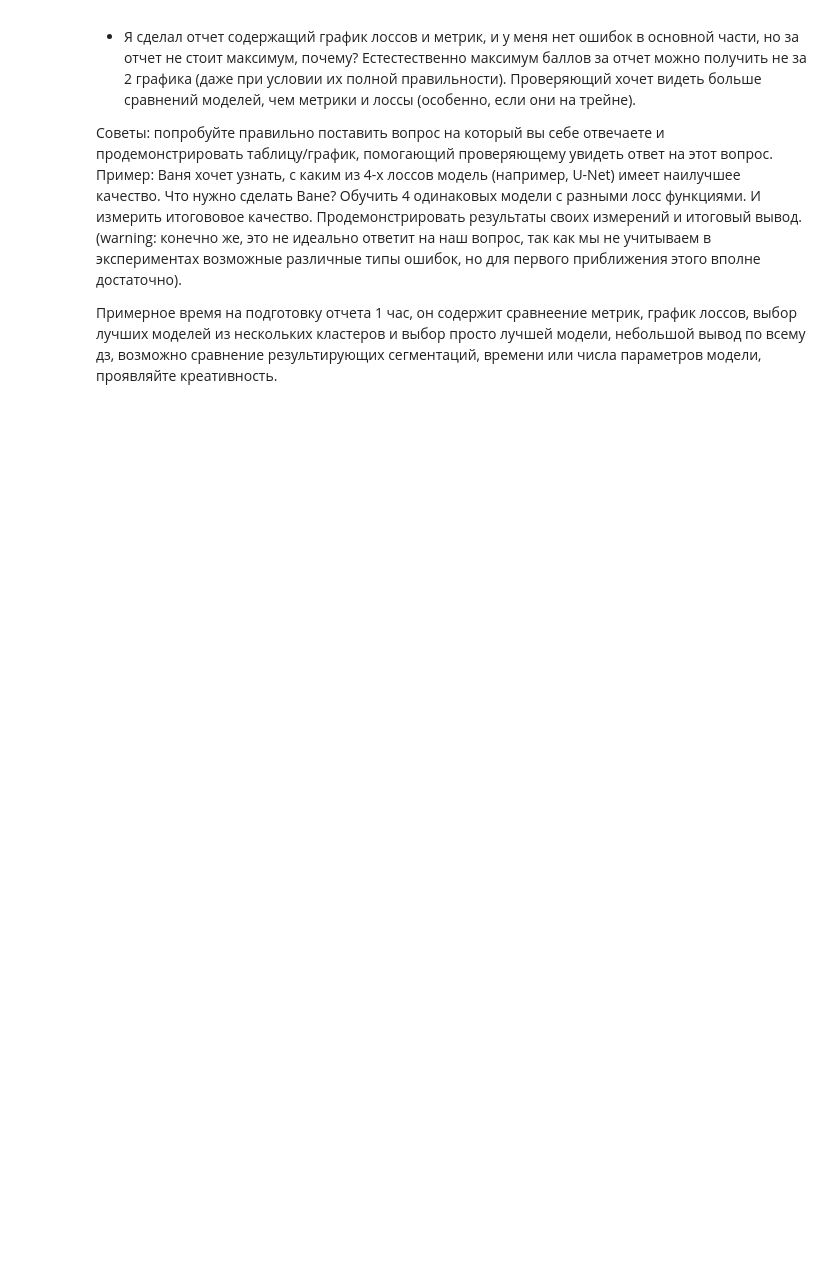
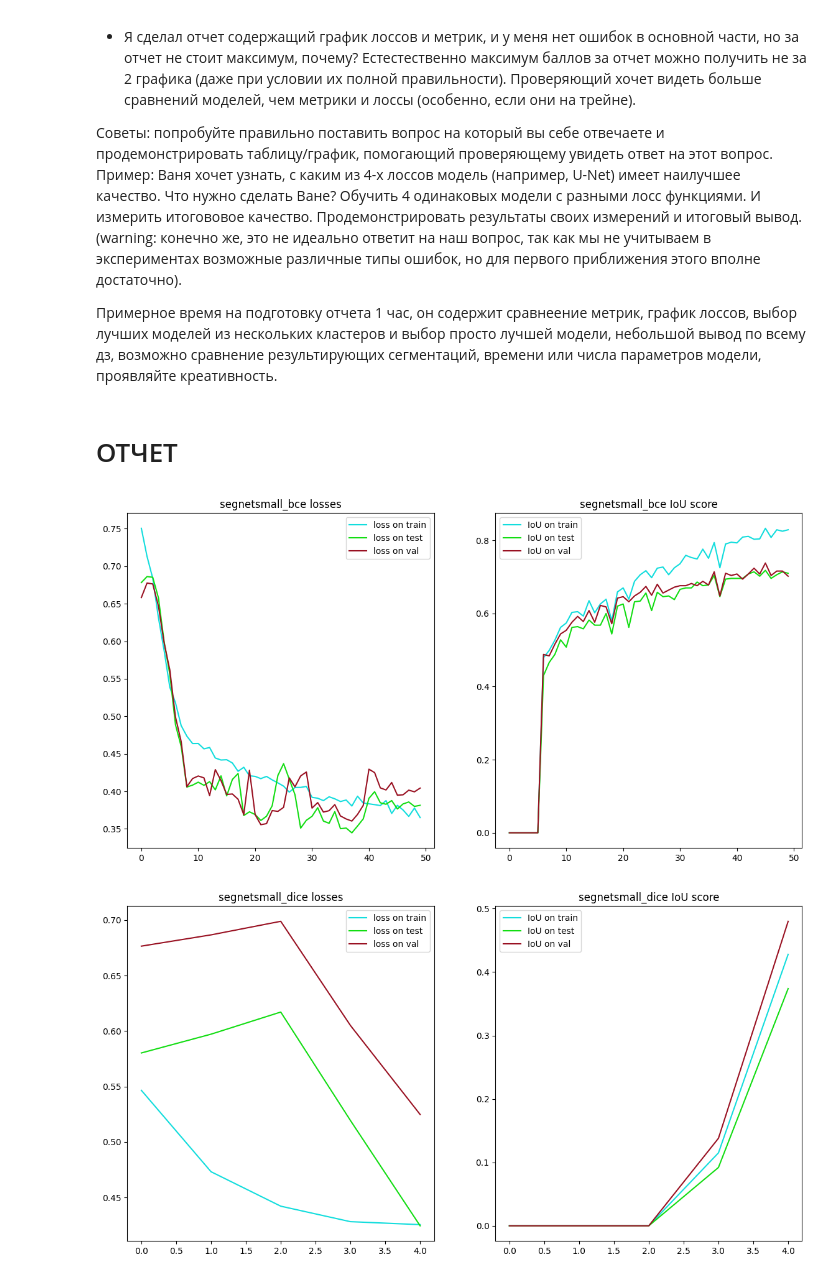
Before and after one commit to lunaplush/hope, a Jupyter notebook: segmentation/[hw]semantic_segmentation_send_Alexandra.ipynb, the cells around one changed output. Drawn from its saved outputs; the diff is of its cells as text; code cells hidden in the pictures; blank space fills up the shorter version.

```diff
--- a/segmentation/[hw]semantic_segmentation_send_Alexandra.ipynb
+++ b/segmentation/[hw]semantic_segmentation_send_Alexandra.ipynb
@@ -564,3 +843,31 @@ train(unet2_model, optim.Adam(unet2_model.parameters()), bce_loss, 5, data_tr, d
 Советы: попробуйте правильно поставить вопрос на который вы себе отвечаете и продемонстрировать таблицу/график, помогающий проверяющему увидеть ответ на этот вопрос. Пример: Ваня хочет узнать, с каким из 4-х лоссов модель (например, U-Net) имеет наилучшее качество. Что нужно сделать Ване? Обучить 4 одинаковых модели с разными лосс функциями. И измерить итогововое качество. Продемонстрировать результаты своих измерений и итоговый вывод. (warning: конечно же, это не идеально ответит на наш вопрос, так как мы не учитываем в экспериментах возможные различные типы ошибок, но для первого приближения этого вполне достаточно).
 
 Примерное время на подготовку отчета 1 час, он содержит сравнеение метрик, график лоссов, выбор лучших моделей из нескольких кластеров и выбор просто лучшей модели, небольшой вывод по всему дз, возможно сравнение результирующих сегментаций, времени или числа параметров модели, проявляйте креативность.
+# %% [markdown]
+# ОТЧЕТ
+# %%
+import pandas as pd
+models_names=["segnetsmall_bce", "segnetsmall_dice"]
+df_ls = pd.read_csv(models_names[0]+".csv")
+# %%
+def plot_compare_losses(model_name, df):
+
+    fig, ax = plt.subplots(1,2, figsize=(14,7))
+    ax[0].set_title(model_name + " losses")
+    ax[0].plot(df["loss_train"], label ="loss on train", c="#12DDDD")
+    ax[0].plot(df["loss_test"], label = "loss on test", c="#12DD12")
+    ax[0].plot(df["loss_val"], label = "loss on val", c="#991122")
+    ax[0].legend()
+
+    ax[1].set_title(model_name + " IoU score")
+    ax[1].plot(df["score_train"], label ="IoU on train", c="#12DDDD")
+    ax[1].plot(df["score_test"], label = "IoU on test", c="#12DD12")
+    ax[1].plot(df["score_val"], label = "IoU on val", c="#991122")
+    ax[1].legend()
+    plt.show()
+# %%
+for model_name in models_names:
+    plot_compare_losses(model_name, pd.read_csv(model_name+".csv"))
+# %% [output]
+[figure, added]
+[figure, added]
```
Also changed, not shown: parts of 14 cells of this notebook, 4 other files.
